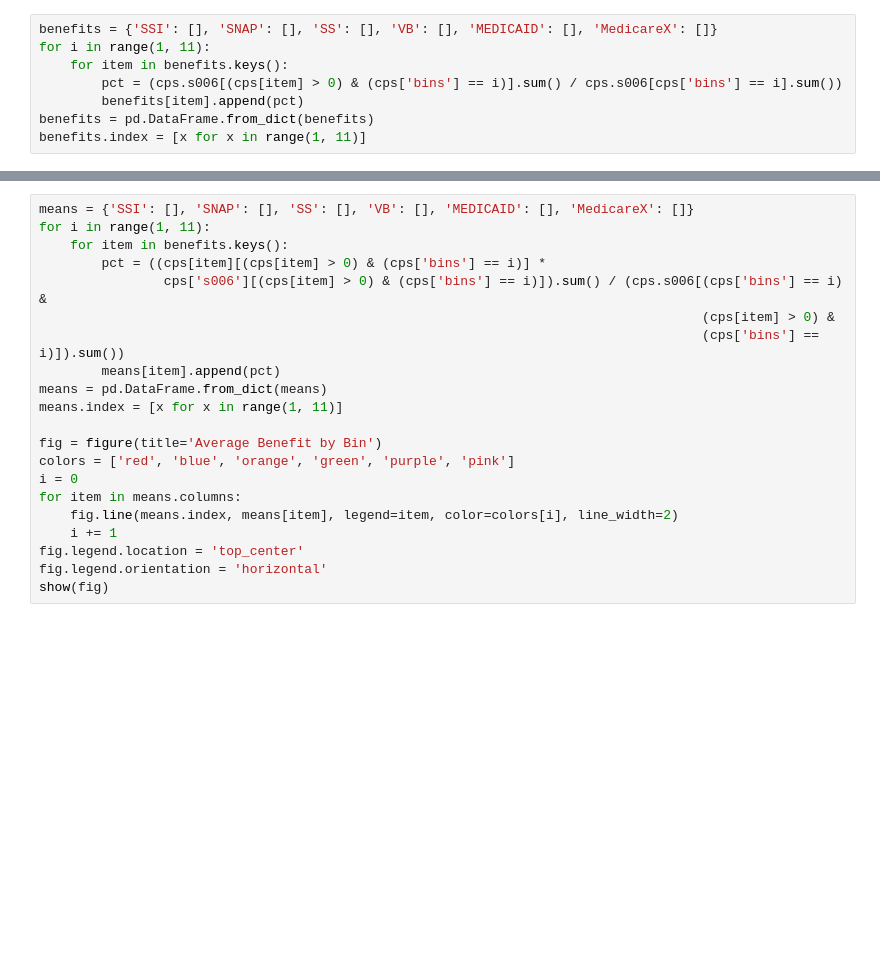
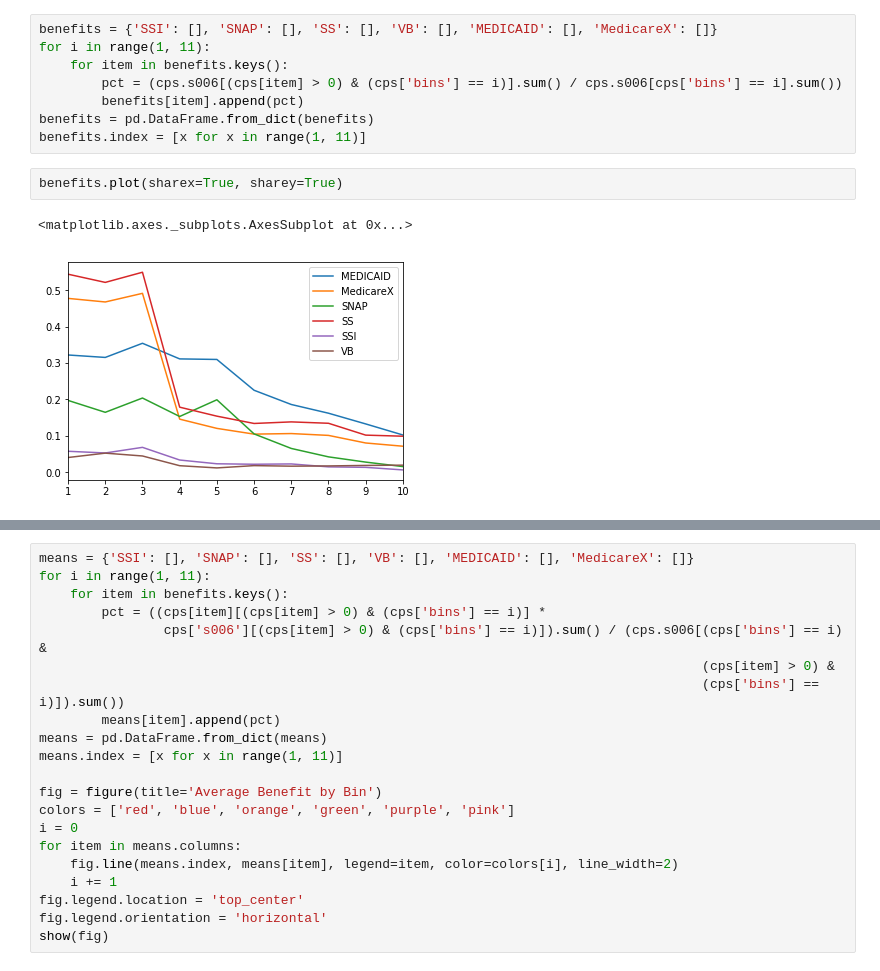
Before and after one commit to andersonfrailey/Notebook-Uploads, a Jupyter notebook: Benefit Plots.ipynb, the cells around one changed output, grey strips where cells are left out. Saved outputs shown, nothing was run; the diff lists cells and outputs as text; blank space fills up the shorter version.

```diff
--- a/Benefit Plots.ipynb
+++ b/Benefit Plots.ipynb
@@ -34,6 +37,11 @@ for i in range(1, 11):
         benefits[item].append(pct)
 benefits = pd.DataFrame.from_dict(benefits)
 benefits.index = [x for x in range(1, 11)]
+# %%
+benefits.plot(sharex=True, sharey=True)
+# %% [output]
+<matplotlib.axes._subplots.AxesSubplot at 0x...>
+[figure, added]
 # %%
 fig = figure(title='Participation Rates by Bin')
 colors = ['red', 'blue', 'orange', 'green', 'purple', 'pink']
```
Also changed, not shown: parts of 10 cells of this notebook.
